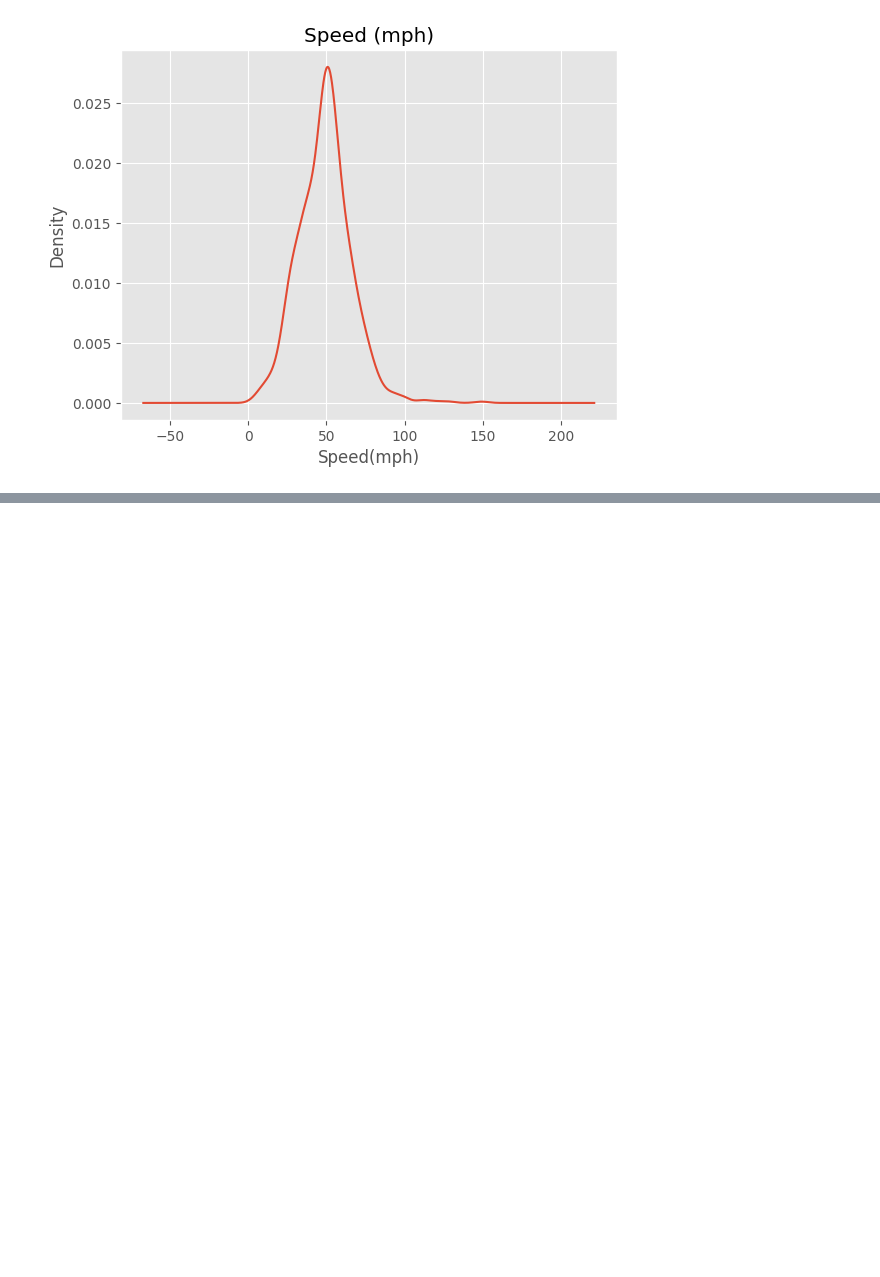
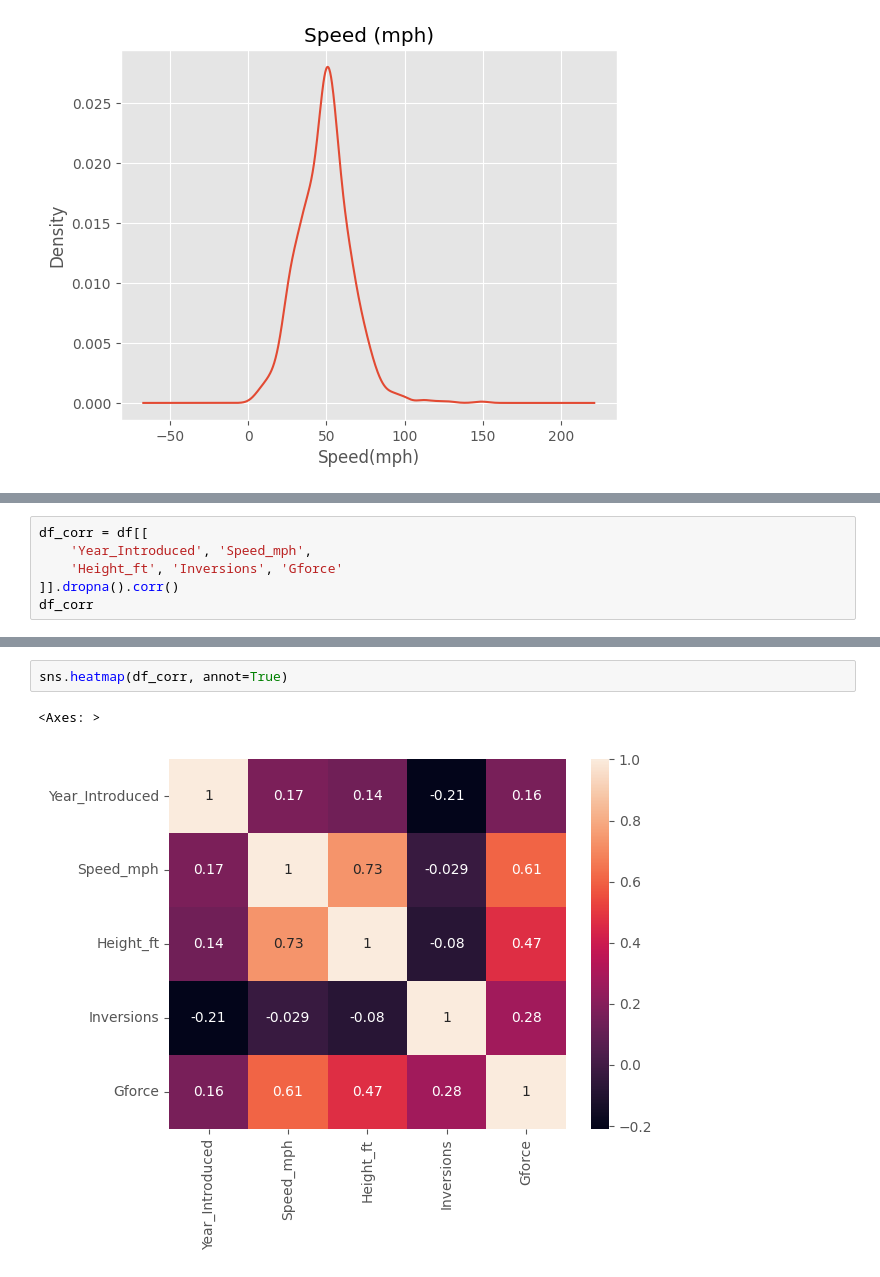
Before and after one commit to atrox3d/rob-mullas-exploratory-data-analysis, a Jupyter notebook: exploratory-data-analysis.ipynb, the cells around one changed output, grey strips where cells are left out. Cells and saved outputs as stored; diff of their text form; blank space fills up the shorter version.

```diff
--- a/exploratory-data-analysis.ipynb
+++ b/exploratory-data-analysis.ipynb
@@ -456,0 +499,6 @@ Text(0.5, 0, 'Speed(mph)')
+# %%
+df_corr = df[[
+    'Year_Introduced', 'Speed_mph',
+    'Height_ft', 'Inversions', 'Gforce'
+]].dropna().corr()
+df_corr
@@ -456,0 +512,5 @@ Text(0.5, 0, 'Speed(mph)')
+# %%
+sns.heatmap(df_corr, annot=True)
+# %% [output]
+<Axes: >
+[figure, added]
```
Also changed, not shown: parts of 9 cells of this notebook.
